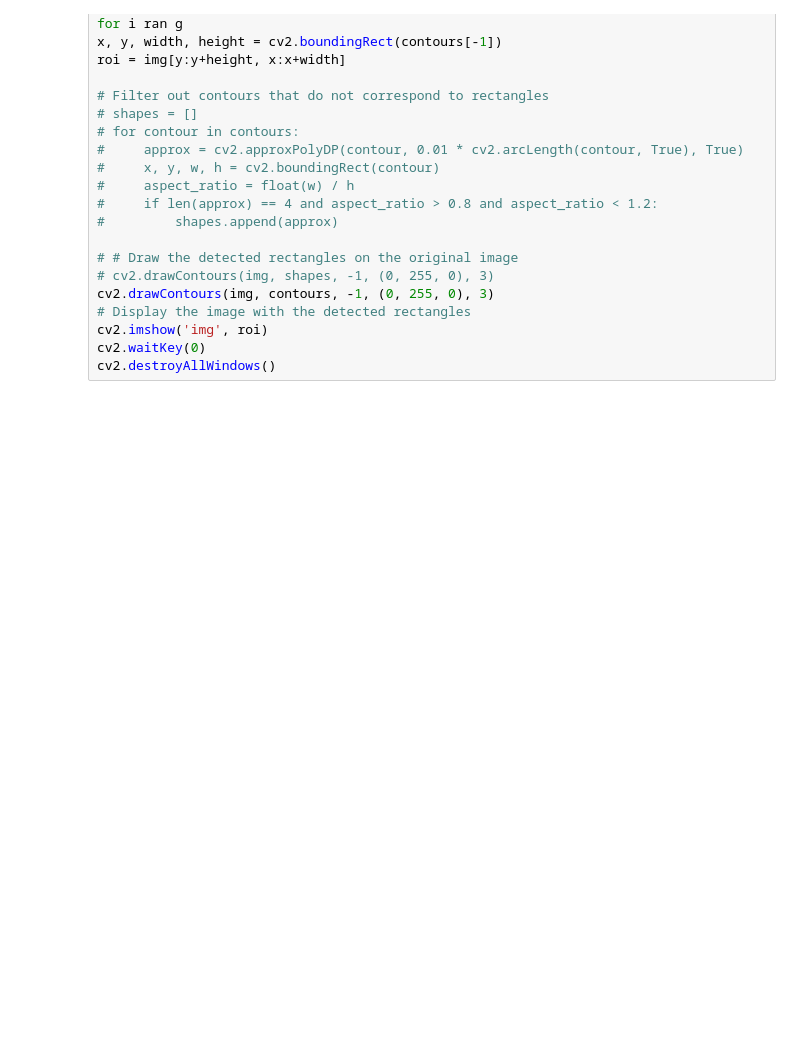
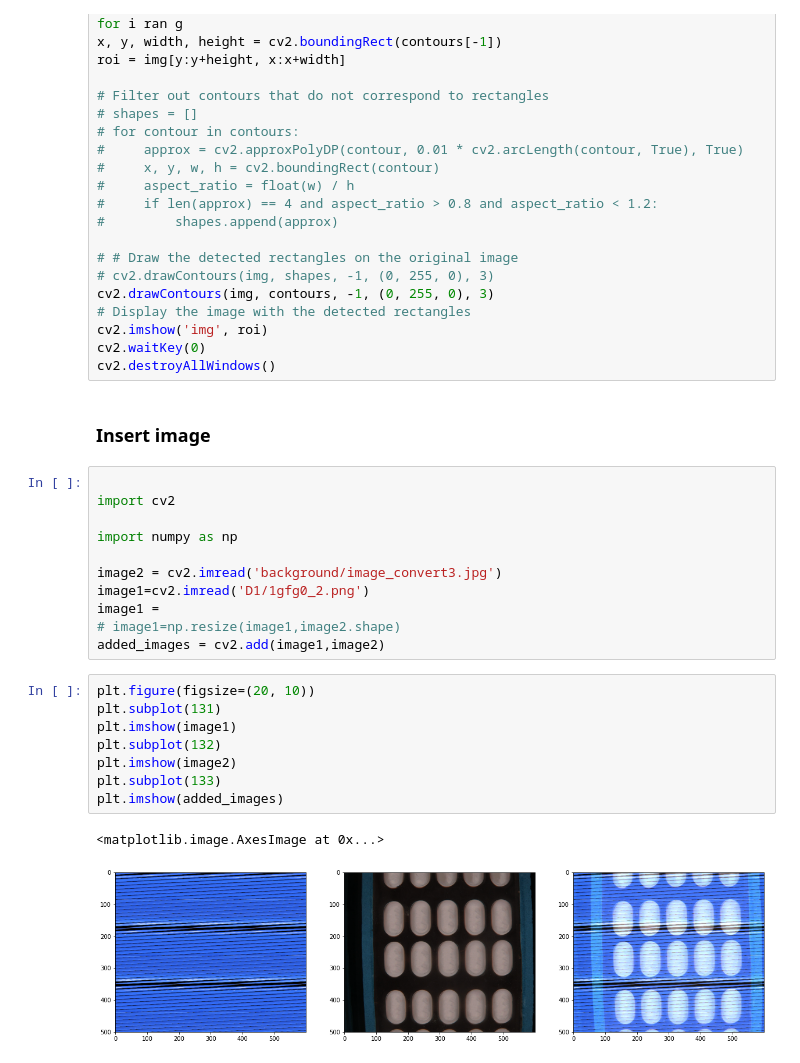
Before and after one commit to lamsd/DrugDatabase, a Jupyter notebook: B3.ipynb, the cells around one changed output. Saved outputs shown, nothing was run; the diff lists cells and outputs as text; blank space fills up the shorter version.

```diff
--- a/B3.ipynb
+++ b/B3.ipynb
@@ -240,3 +240,27 @@ cv2.drawContours(img, contours, -1, (0, 255, 0), 3)
 cv2.imshow('img', roi)
 cv2.waitKey(0)
 cv2.destroyAllWindows()
+# %% [markdown]
+### Insert image
+# %%
+
+import cv2
+
+import numpy as np
+
+image2 = cv2.imread('background/image_convert3.jpg')
+image1=cv2.imread('D1/1gfg0_2.png')
+image1 =
+# image1=np.resize(image1,image2.shape)
+added_images = cv2.add(image1,image2)
+# %%
+plt.figure(figsize=(20, 10))
+plt.subplot(131)
+plt.imshow(image1)
+plt.subplot(132)
+plt.imshow(image2)
+plt.subplot(133)
+plt.imshow(added_images)
+# %% [output]
+<matplotlib.image.AxesImage at 0x...>
+[figure, added]
```
Also changed, not shown: parts of 5 cells of this notebook.
